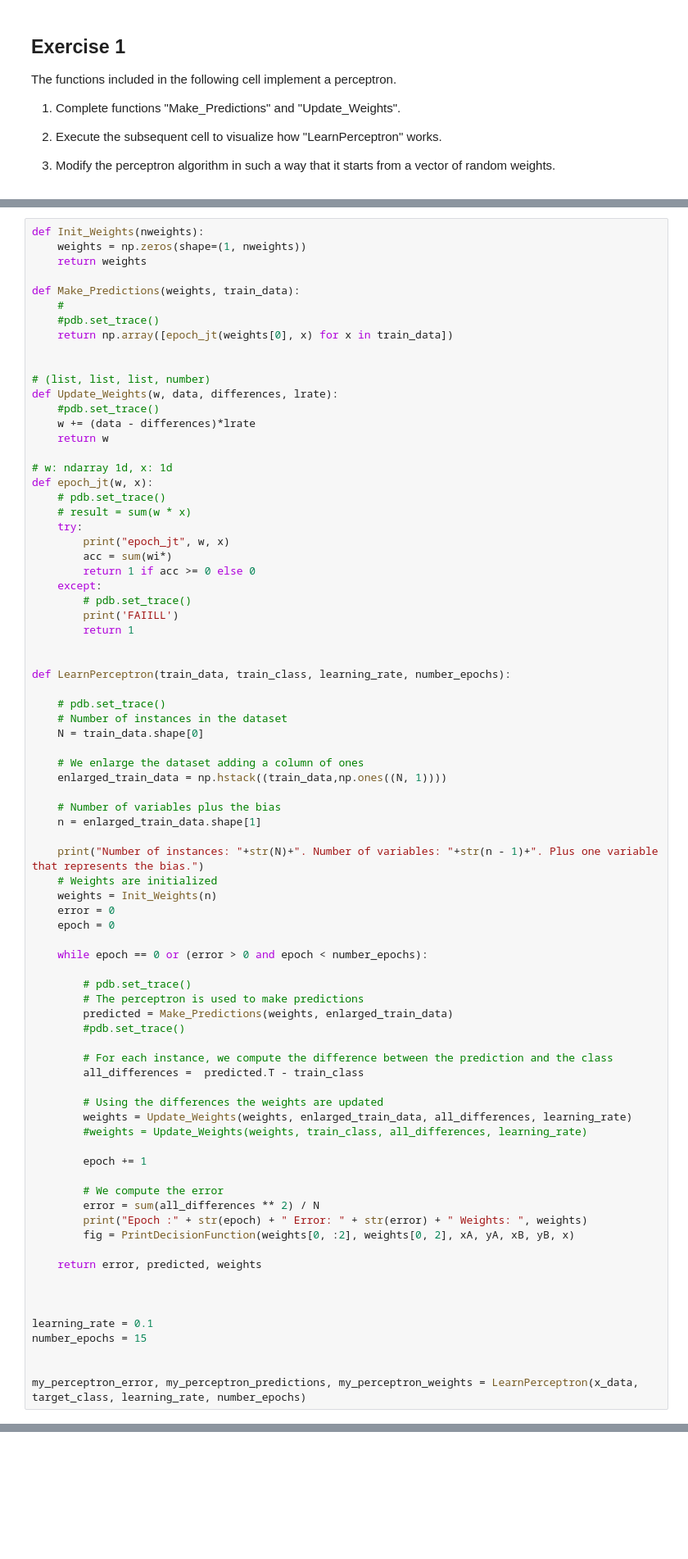
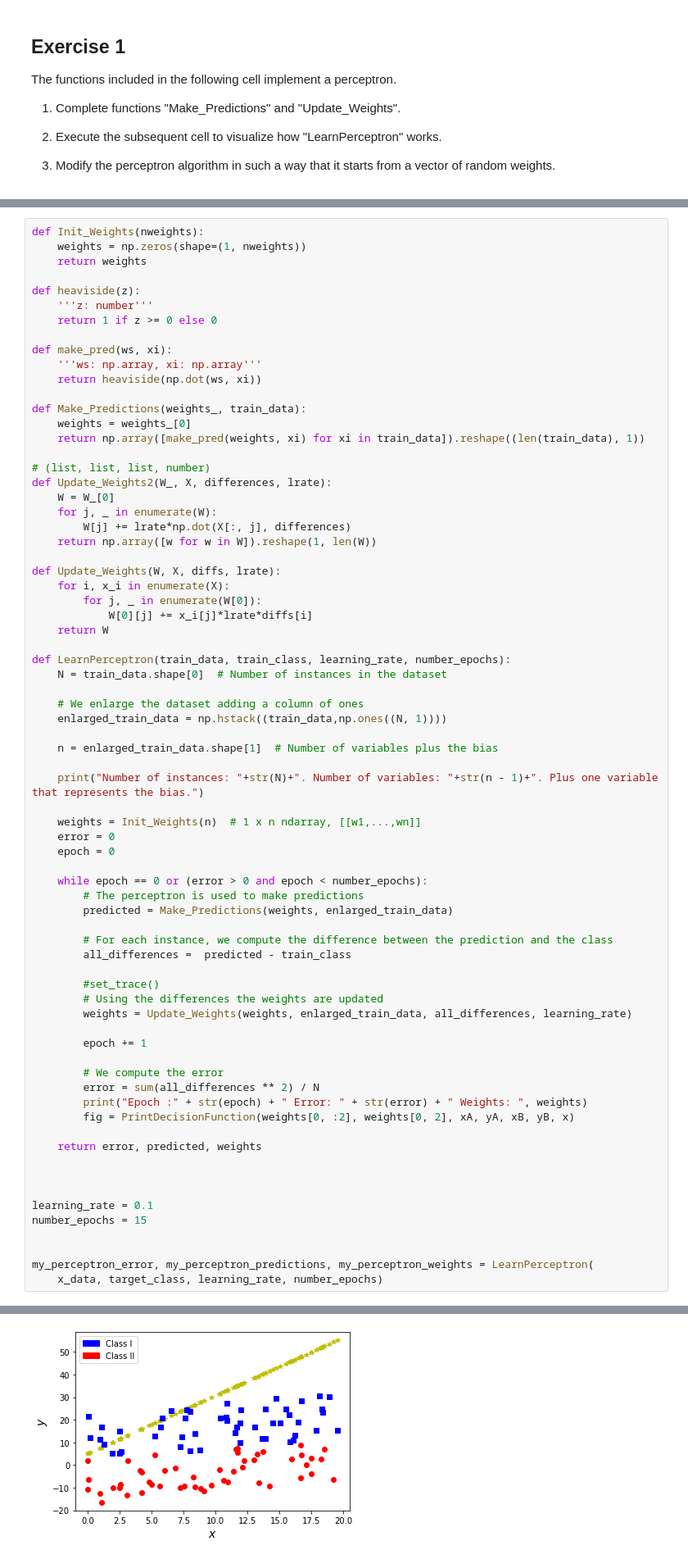
Before and after one commit to Ang3lino/mlnn, a Jupyter notebook: labs/4/Lab4_Perceptron-Students.ipynb, the cells around one changed output, grey strips where cells are left out. Shown: that part at 82% size. Saved outputs shown, nothing was run; the diff lists cells and outputs as text; blank space fills up the shorter version.

Commit message:
Perceptron implementation not working...

```diff
--- a/labs/4/Lab4_Perceptron-Students.ipynb
+++ b/labs/4/Lab4_Perceptron-Students.ipynb
@@ -82,63 +82,55 @@ def Init_Weights(nweights):
     weights = np.zeros(shape=(1, nweights))
     return weights
 
-def Make_Predictions(weights, train_data):
-    #
-    #pdb.set_trace()
-    return np.array([epoch_jt(weights[0], x) for x in train_data])
+def heaviside(z):
+    '''z: number'''
+    return 1 if z >= 0 else 0
 
+def make_pred(ws, xi):
+    '''ws: np.array, xi: np.array'''
+    return heaviside(np.dot(ws, xi))
+
+def Make_Predictions(weights_, train_data):
+    weights = weights_[0]
+    return np.array([make_pred(weights, xi) for xi in train_data]).reshape((len(train_data), 1))
 
 # (list, list, list, number)
-def Update_Weights(w, data, differences, lrate):
-    #pdb.set_trace()
-    w += (data - differences)*lrate
-    return w
+def Update_Weights2(W_, X, differences, lrate):
+    W = W_[0]
+    for j, _ in enumerate(W):
+        W[j] += lrate*np.dot(X[:, j], differences)
+    return np.array([w for w in W]).reshape(1, len(W))
 
-# w: ndarray 1d, x: 1d
-def epoch_jt(w, x):
-    # pdb.set_trace()
-    # result = sum(w * x)
-    try:
-        print("epoch_jt", w, x)
-        acc = sum(wi*)
-        return 1 if acc >= 0 else 0
-    except:
-        # pdb.set_trace()
-        print('FAIILL')
-        return 1
-
+def Update_Weights(W, X, diffs, lrate):
+    for i, x_i in enumerate(X):
+        for j, _ in enumerate(W[0]):
+            W[0][j] += x_i[j]*lrate*diffs[i]
+    return W
 
 def LearnPerceptron(train_data, train_class, learning_rate, number_epochs):
-
-    # pdb.set_trace()
-    # Number of instances in the dataset
-    N = train_data.shape[0]
+    N = train_data.shape[0]  # Number of instances in the dataset
 
     # We enlarge the dataset adding a column of ones
     enlarged_train_data = np.hstack((train_data,np.ones((N, 1))))
 
-    # Number of variables plus the bias
-    n = enlarged_train_data.shape[1]
+    n = enlarged_train_data.shape[1]  # Number of variables plus the bias
 
     print("Number of instances: "+str(N)+". Number of variables: "+str(n - 1)+". Plus one variable that represents the bias.")
-    # Weights are initialized
-    weights = Init_Weights(n)
+
+    weights = Init_Weights(n)  # 1 x n ndarray, [[w1,...,wn]]
     error = 0
     epoch = 0
 
     while epoch == 0 or (error > 0 and epoch < number_epochs):
-
-        # pdb.set_trace()
         # The perceptron is used to make predictions
         predicted = Make_Predictions(weights, enlarged_train_data)
-        #pdb.set_trace()
 
         # For each instance, we compute the difference between the prediction and the class
-        all_differences =  predicted.T - train_class
+        all_differences =  predicted - train_class
 
+        #set_trace()
         # Using the differences the weights are updated
         weights = Update_Weights(weights, enlarged_train_data, all_differences, learning_rate)
-        #weights = Update_Weights(weights, train_class, all_differences, learning_rate)
 
         epoch += 1
 
@@ -155,6 +147,7 @@ learning_rate = 0.1
 number_epochs = 15
 
 
-my_perceptron_error, my_perceptron_predictions, my_perceptron_weights = LearnPerceptron(x_data, target_class, learning_rate, number_epochs)
+my_perceptron_error, my_perceptron_predictions, my_perceptron_weights = LearnPerceptron(
+    x_data, target_class, learning_rate, number_epochs)
 # %% [output]
 Number of instances: 100. Number of variables: 2. Plus one variable that represents the bias.
@@ -176,0 +155 @@ epoch_jt [ 0.  0.  0.] [ 13.0980686  15.7901751   1.       ]
+[figure, added]
```
Also changed, not shown: parts of 13 cells of this notebook.
